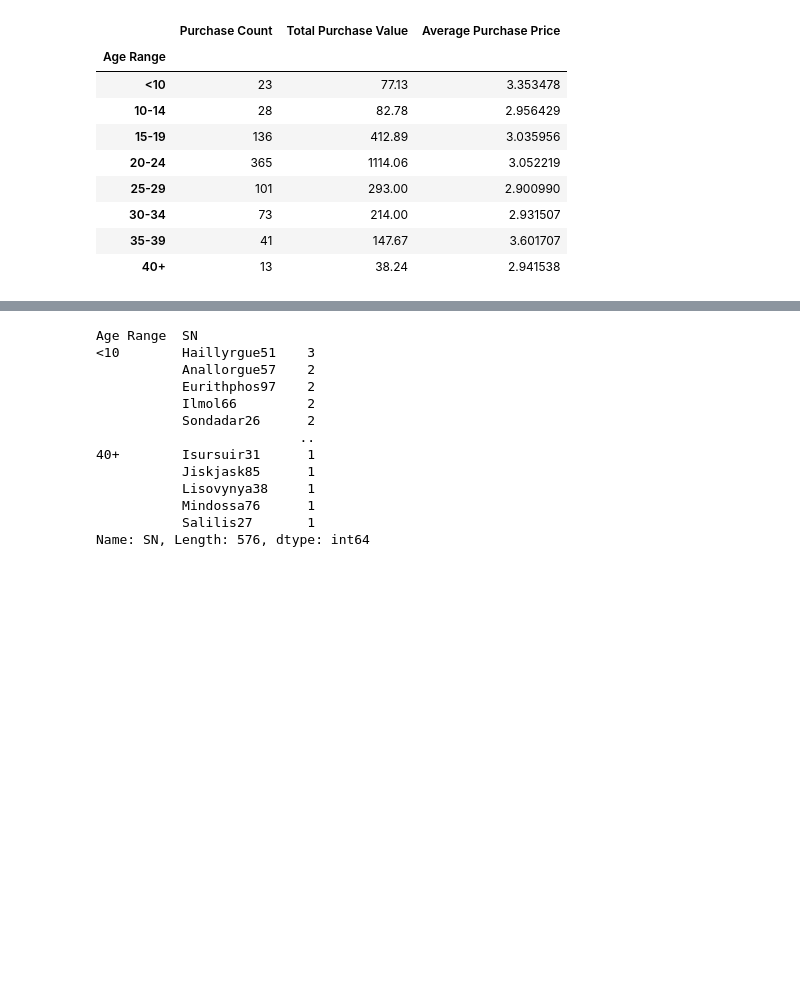
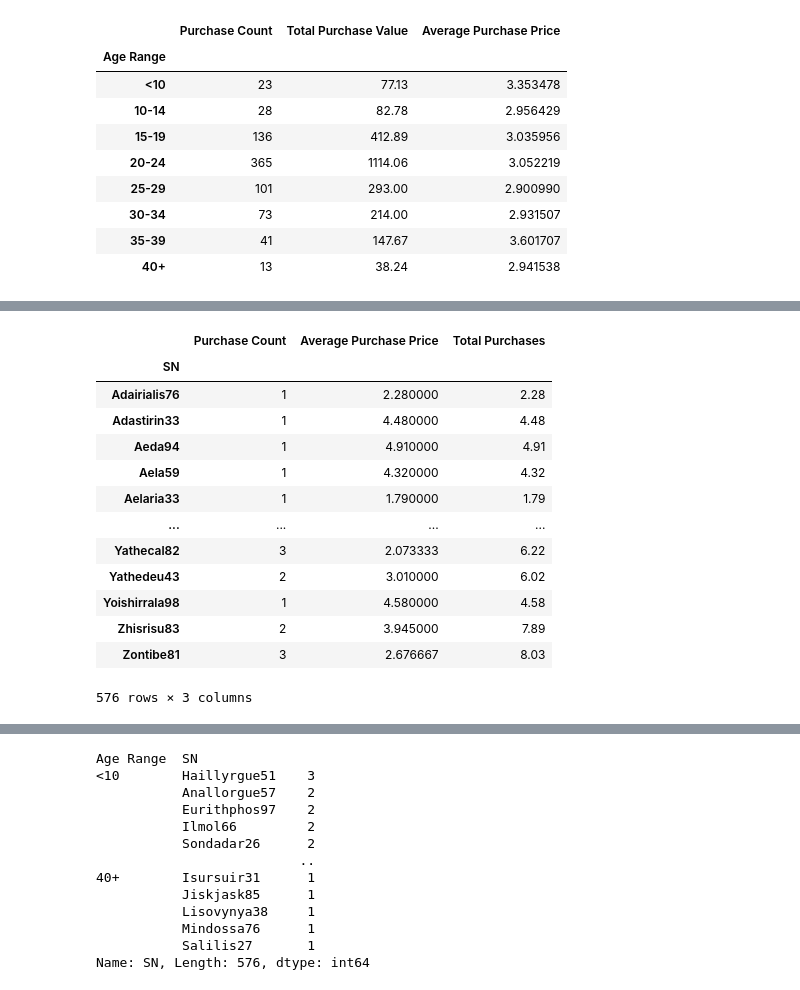
Before and after one commit to Navilongo/Video-Game-DLC-Analytics, a Jupyter notebook: HeroesOfPymoli/Heroes_code.ipynb, the cells around one changed output, grey strips where cells are left out. Saved outputs shown, nothing was run; the diff lists cells and outputs as text; code cells hidden in the pictures; blank space fills up the shorter version.

Commit message:
Made the df with Top Spenders and added Titles for each expected checkpoint

```diff
--- a/HeroesOfPymoli/Heroes_code.ipynb
+++ b/HeroesOfPymoli/Heroes_code.ipynb
@@ -397,0 +401,4 @@ highest_spender.head()
+# %%
+# Pulling only column that matters to find total amount spent per SN
+total_sn_purchase = each_sn_purchase["Price"]
+total_sn_purchase
@@ -397,0 +419,4 @@ highest_spender.head()
+# %%
+# Use the SN index and count how many purchases they made. Count = how many, instead of sum to add
+num_of_purchases = index_unique_players.count()
+num_of_purchases
@@ -397,0 +438,7 @@ highest_spender.head()
+# %%
+# Take number of purchases and limit to the only column we need
+individual_purchase_num = num_of_purchases['Purchase ID']
+# Rename list
+individual_purchase_num = individual_purchase_num.rename("Purchase Count")
+
+individual_purchase_num
@@ -397,0 +459,26 @@ highest_spender.head()
+# %%
+# Find average amount spent between total amount/number of purchases
+avg_sn_purchase = total_sn_purchase/individual_purchase_num
+# %%
+# Create new df to show number of purchases, average per purchase and Total spent
+top_spenders = pd.DataFrame({
+    "Purchase Count": individual_purchase_num,
+    "Average Purchase Price": avg_sn_purchase,
+    "Total Purchases": total_sn_purchase
+    })
+top_spenders
+# %% [output]
+|  | Purchase Count | Average Purchase Price | Total Purchases |
+| SN |  |  |  |
+| Adairialis76 | 1 | 2.280000 | 2.28 |
+| Adastirin33 | 1 | 4.480000 | 4.48 |
+| Aeda94 | 1 | 4.910000 | 4.91 |
+| Aela59 | 1 | 4.320000 | 4.32 |
+| Aelaria33 | 1 | 1.790000 | 1.79 |
+| ... | ... | ... | ... |
+| Yathecal82 | 3 | 2.073333 | 6.22 |
+| Yathedeu43 | 2 | 3.010000 | 6.02 |
+| Yoishirrala98 | 1 | 4.580000 | 4.58 |
+| Zhisrisu83 | 2 | 3.945000 | 7.89 |
+| Zontibe81 | 3 | 2.676667 | 8.03 |
+576 rows × 3 columns
```
Also changed, not shown: parts of 26 cells of this notebook.
